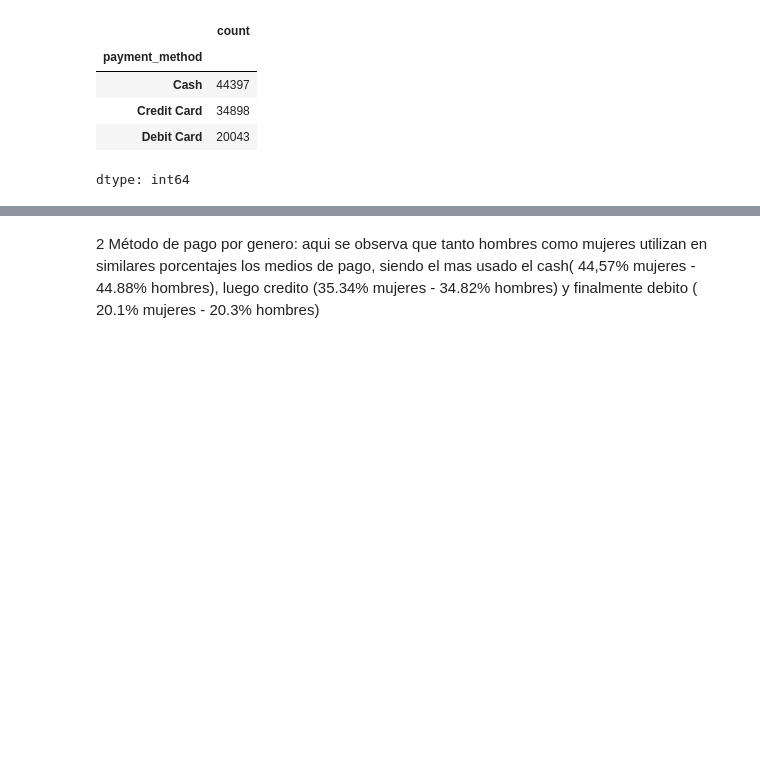
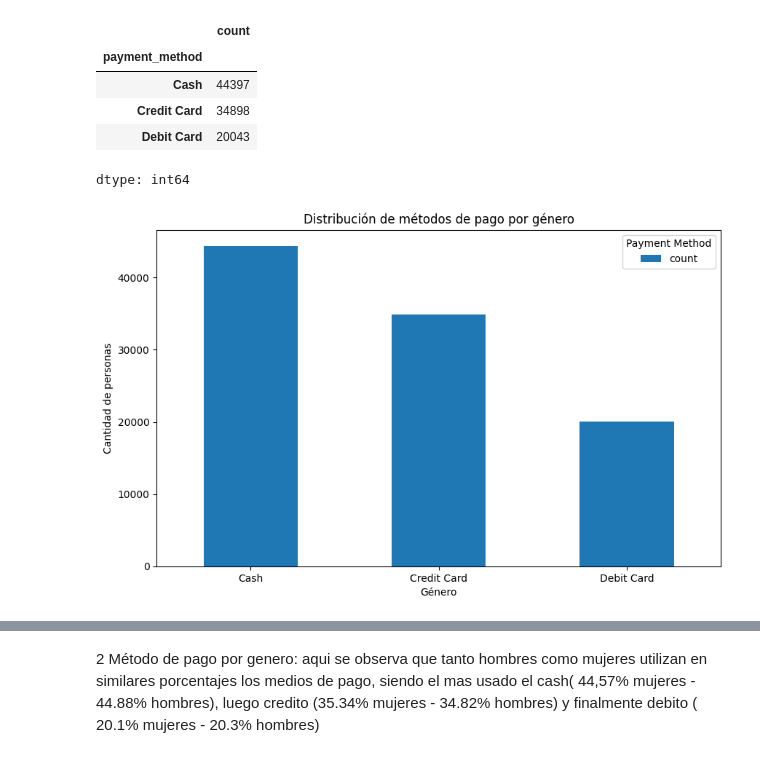
Before and after one commit to federico2018lc/InnovacionDatosProyectoFinal, a Jupyter notebook: analisis_datos_EDA.ipynb, the cells around one changed output, grey strips where cells are left out. Saved outputs shown, nothing was run; the diff lists cells and outputs as text; code cells hidden in the pictures; blank space fills up the shorter version.

```diff
--- a/analisis_datos_EDA.ipynb
+++ b/analisis_datos_EDA.ipynb
@@ -507,3 +498,17 @@ df['payment_method'].value_counts()
 | Credit Card | 34898 |
 | Debit Card | 20043 |
 dtype: int64
+# %%
+# Tabla cruzada: filas = gender, columnas = payment_method
+tabla = df['payment_method'].value_counts()
+
+# Gráfico de barras agrupadas
+tabla.plot(kind='bar', figsize=(10,6))
+plt.title('Distribución de métodos de pago por género')
+plt.xlabel('Género')
+plt.ylabel('Cantidad de personas')
+plt.xticks(rotation=0)
+plt.legend(title='Payment Method')
+plt.show()
+# %% [output]
+[figure, added]
```
Also changed, not shown: parts of 5 cells of this notebook.
